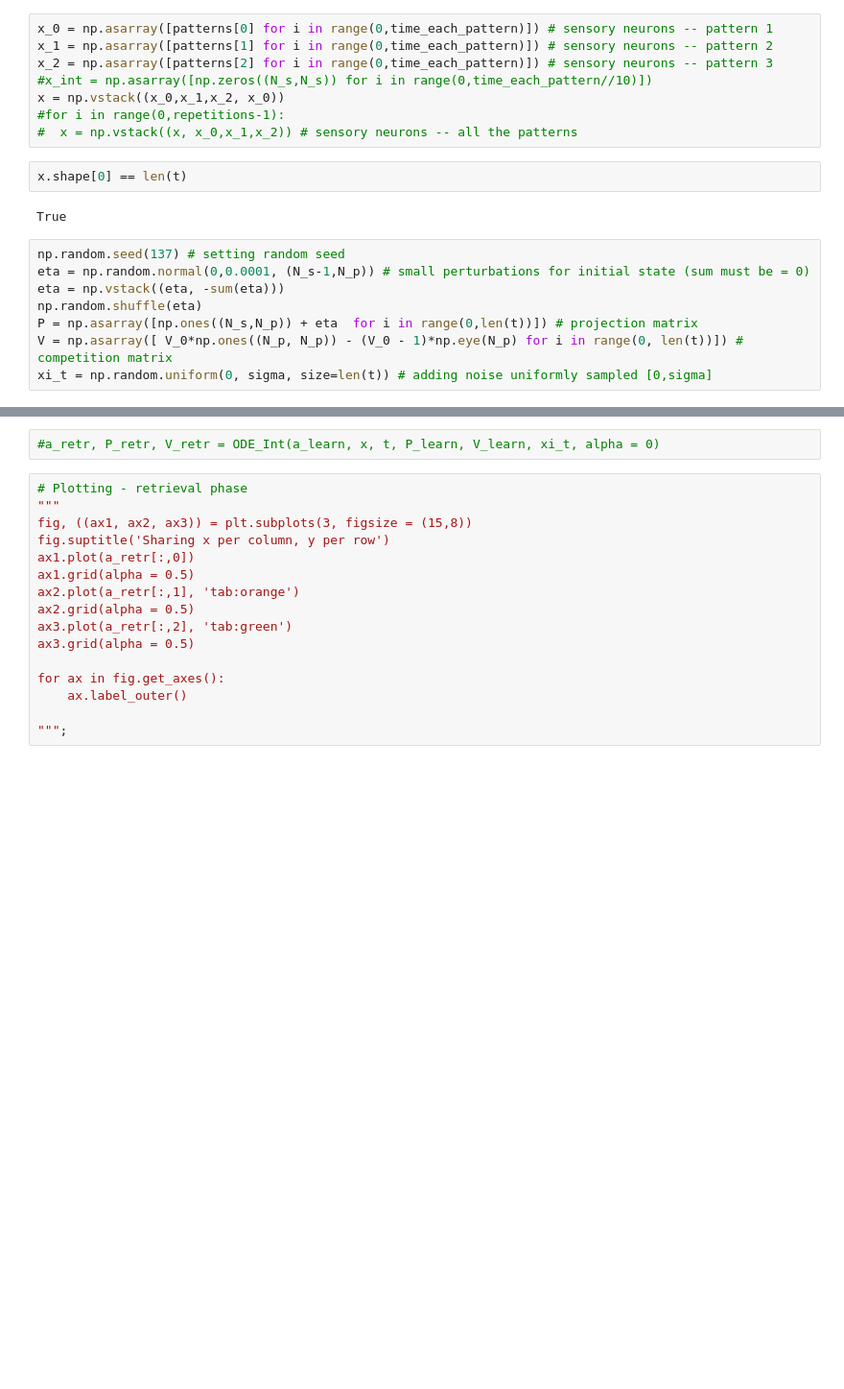
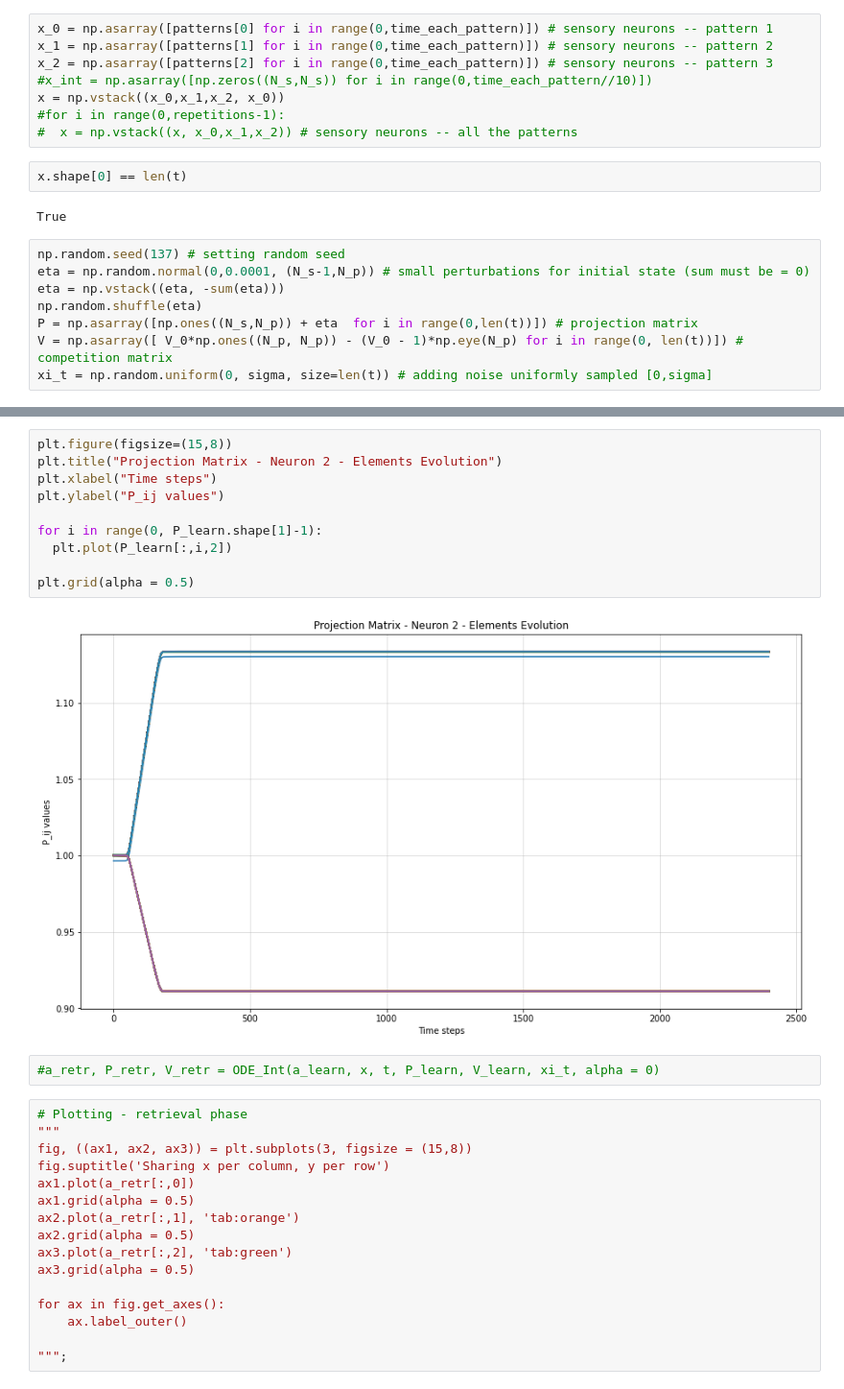
Before and after one commit to sazio/Transients, a Jupyter notebook: Python/WLC_SSM.ipynb, the cells around one changed output, grey strips where cells are left out. Shown at 96% size. Drawn from its saved outputs; the diff is of its cells as text; blank space fills up the shorter version.

```diff
--- a/Python/WLC_SSM.ipynb
+++ b/Python/WLC_SSM.ipynb
@@ -237,3 +261,15 @@ plt.grid(alpha = 0.5)
+# %%
+plt.figure(figsize=(15,8))
+plt.title("Projection Matrix - Neuron 2 - Elements Evolution")
+plt.xlabel("Time steps")
+plt.ylabel("P_ij values")
+
+for i in range(0, P_learn.shape[1]-1):
+  plt.plot(P_learn[:,i,2])
+
+plt.grid(alpha = 0.5)
+# %% [output]
+[figure, added]
 # %%
 #a_retr, P_retr, V_retr = ODE_Int(a_learn, x, t, P_learn, V_learn, xi_t, alpha = 0)
 # %%
```
Also changed, not shown: parts of 9 cells of this notebook.
